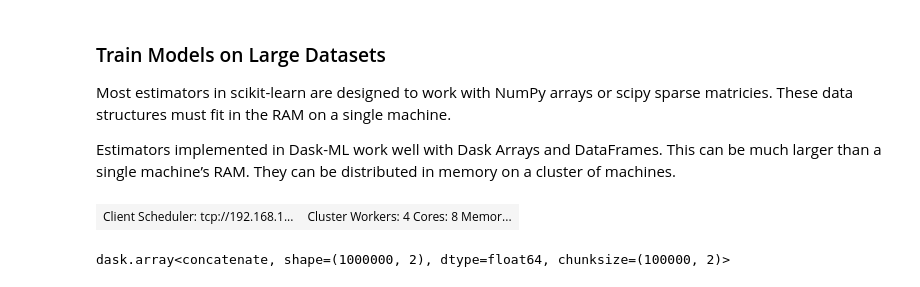
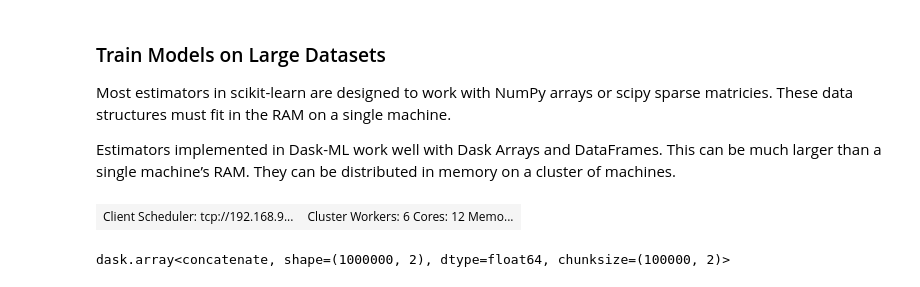
Before and after one commit to sirCamp/lectures, a Jupyter notebook: lecture_4/machine_learning_1.ipynb, the cells around one changed output. Saved outputs shown, nothing was run; the diff lists cells and outputs as text; code cells hidden in the pictures.

```diff
--- a/lecture_4/machine_learning_1.ipynb
+++ b/lecture_4/machine_learning_1.ipynb
@@ -25,12 +25,12 @@ Estimators implemented in Dask-ML work well with Dask Arrays and DataFrames. Thi
 # %%
 from dask.distributed import Client
 
 # Scale up: connect to your own cluster with more resources
 # see http://dask.pydata.org/en/latest/setup.html
-client = Client('192.168.1.9:8786')
+client = Client('192.168.9.30:8786')
 client
 # %% [output]
-| Client Scheduler: tcp://192.168.1... | Cluster Workers: 4 Cores: 8 Memor... |
+| Client Scheduler: tcp://192.168.9... | Cluster Workers: 6 Cores: 12 Memo... |
 # %%
 import dask_ml.datasets
 import dask_ml.cluster
```
Also changed, not shown: parts of 52 cells of this notebook, 2 other files.
